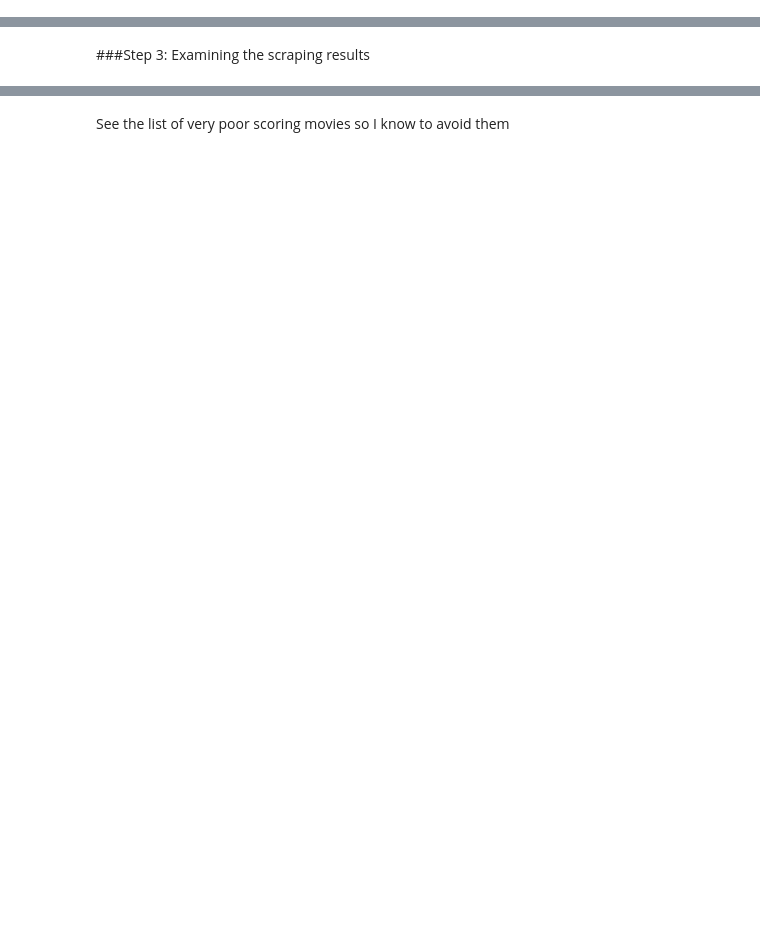
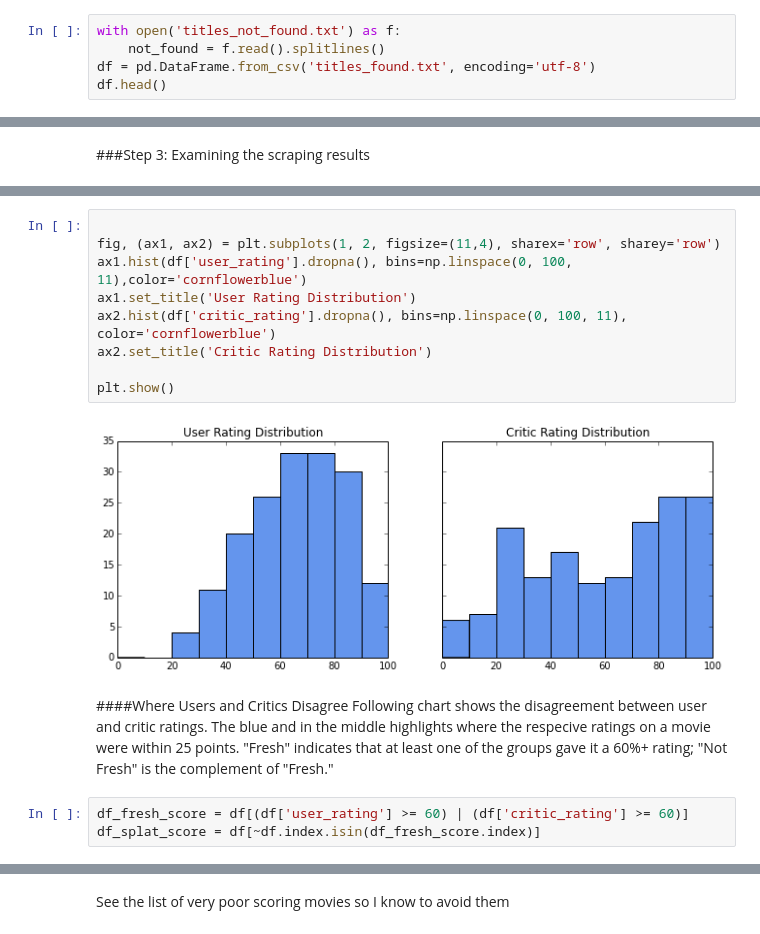
Before and after one commit to jenfs/ipython-notebooks, a Jupyter notebook: movieTrailer2014/WatchableMovies.ipynb, the cells around one changed output, grey strips where cells are left out. Saved outputs shown, nothing was run; the diff lists cells and outputs as text; blank space fills up the shorter version.

```diff
--- a/movieTrailer2014/WatchableMovies.ipynb
+++ b/movieTrailer2014/WatchableMovies.ipynb
@@ -135,0 +172,5 @@ f.close()
+# %%
+with open('titles_not_found.txt') as f:
+    not_found = f.read().splitlines()
+df = pd.DataFrame.from_csv('titles_found.txt', encoding='utf-8')
+df.head()
@@ -194,0 +203,17 @@ Guardians of the Galaxy 90
+# %%
+
+fig, (ax1, ax2) = plt.subplots(1, 2, figsize=(11,4), sharex='row', sharey='row')
+ax1.hist(df['user_rating'].dropna(), bins=np.linspace(0, 100, 11),color='cornflowerblue')
+ax1.set_title('User Rating Distribution')
+ax2.hist(df['critic_rating'].dropna(), bins=np.linspace(0, 100, 11), color='cornflowerblue')
+ax2.set_title('Critic Rating Distribution')
+
+plt.show()
+# %% [output]
+[figure, added]
+# %% [markdown]
+####Where Users and Critics Disagree
+Following chart shows the disagreement between user and critic ratings. The blue and in the middle highlights where the respecive ratings on a movie were within 25 points. "Fresh" indicates that at least one of the groups gave it a 60%+ rating; "Not Fresh" is the complement of "Fresh."
+# %%
+df_fresh_score = df[(df['user_rating'] >= 60) | (df['critic_rating'] >= 60)]
+df_splat_score = df[~df.index.isin(df_fresh_score.index)]
```
Also changed, not shown: parts of 36 cells of this notebook, 2 other files.
